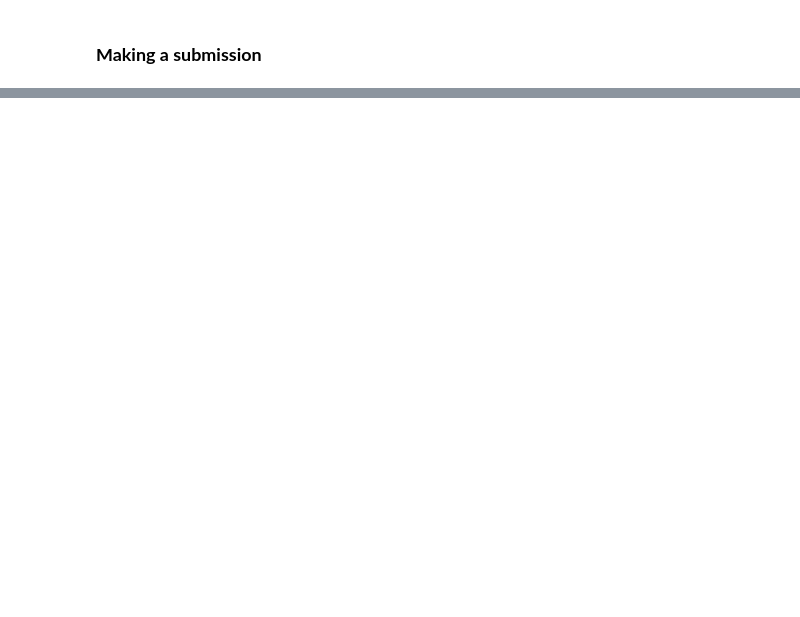
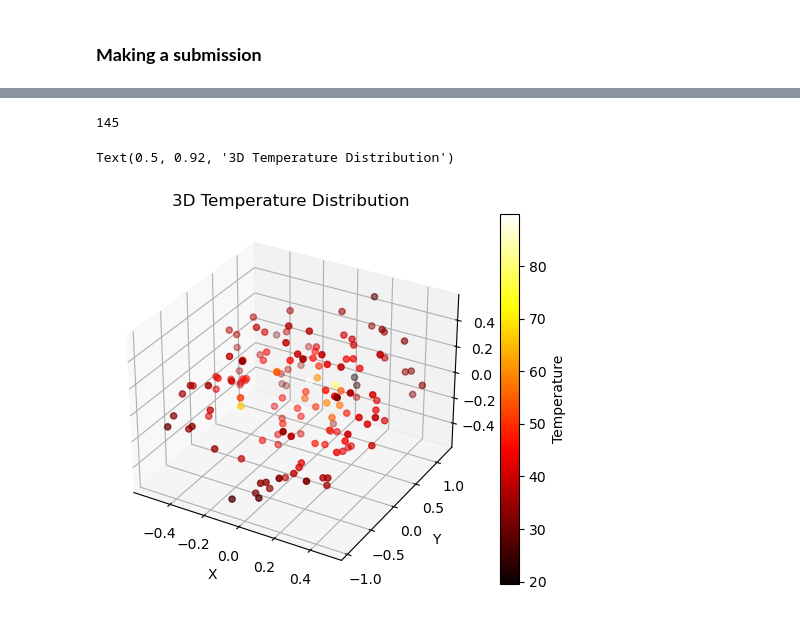
Before and after one commit to Deimos-1/ML-project, a Jupyter notebook: logs_deimos.ipynb, the cells around one changed output, grey strips where cells are left out. Drawn from its saved outputs; the diff is of its cells as text; code cells hidden in the pictures; blank space fills up the shorter version.

```diff
--- a/logs_deimos.ipynb
+++ b/logs_deimos.ipynb
@@ -889 +897,25 @@ pred.to_csv("data\\submission.csv", index=False)
 145 rows × 33 columns
+# %%
+print(len(pred))
+T = pred.iloc[:, -20].to_numpy()
+x = coordinates_pred["x"].to_numpy()
+y = coordinates_pred["y"].to_numpy()
+z = coordinates_pred["z"].to_numpy()
+
+# Create 3D scatter plot
+fig = plt.figure()
+ax = fig.add_subplot(111, projection='3d')
+sc = ax.scatter(x, y, z, c=T, cmap='hot', marker='o')
+
+# Add colorbar to show temperature scale
+plt.colorbar(sc, label='Temperature')
+
+# Add labels
+ax.set_xlabel('X')
+ax.set_ylabel('Y')
+ax.set_zlabel('Z')
+ax.set_title('3D Temperature Distribution')
+# %% [output]
+145
+Text(0.5, 0.92, '3D Temperature Distribution')
+[figure, added]
```
Also changed, not shown: parts of 18 cells of this notebook, 1 other file.
